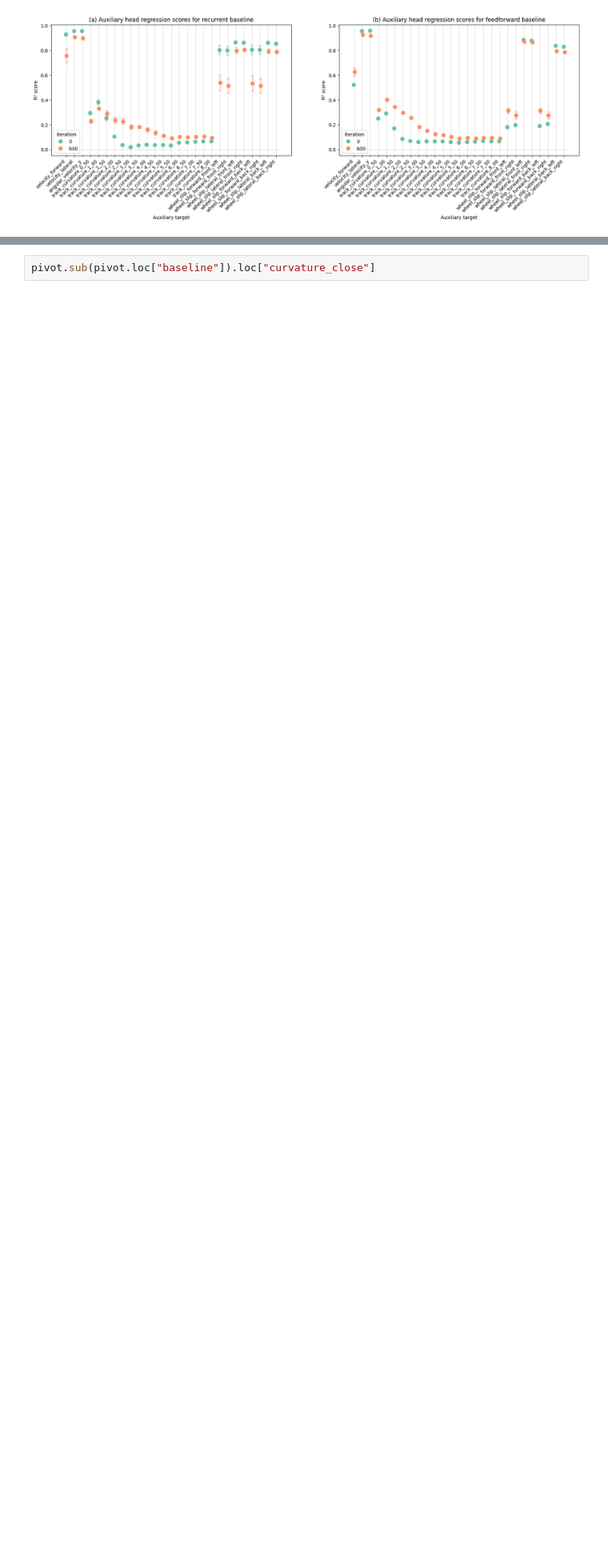
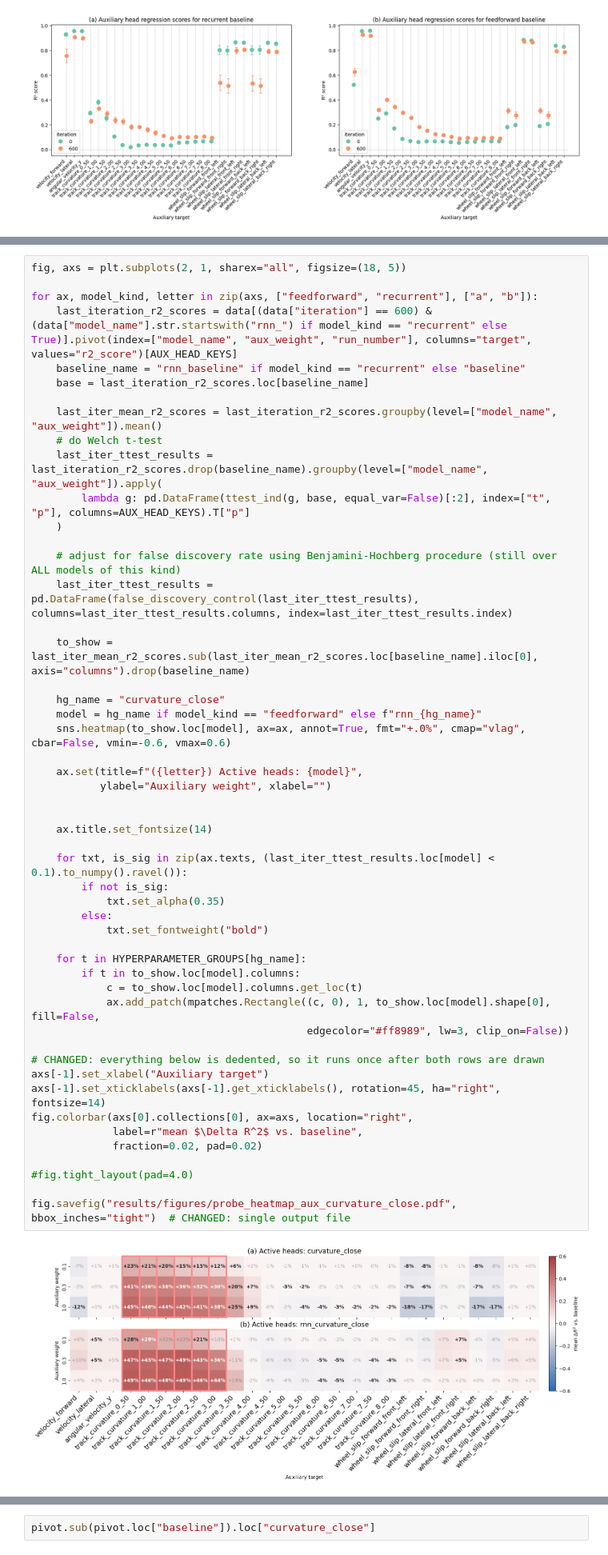
Before and after one commit to jacquesamsel/skripsie, a Jupyter notebook: aux_head_regression_results.ipynb, the cells around one changed output, grey strips where cells are left out. Shown at 80% size. Drawn from its saved outputs; the diff is of its cells as text; blank space fills up the shorter version.

```diff
--- a/aux_head_regression_results.ipynb
+++ b/aux_head_regression_results.ipynb
@@ -136,3 +136,56 @@ for model_kind in ["recurrent", "feedforward"]:
+# %%
+fig, axs = plt.subplots(2, 1, sharex="all", figsize=(18, 5))
+
+for ax, model_kind, letter in zip(axs, ["feedforward", "recurrent"], ["a", "b"]):
+    last_iteration_r2_scores = data[(data["iteration"] == 600) & (data["model_name"].str.startswith("rnn_") if model_kind == "recurrent" else True)].pivot(index=["model_name", "aux_weight", "run_number"], columns="target", values="r2_score")[AUX_HEAD_KEYS]
+    baseline_name = "rnn_baseline" if model_kind == "recurrent" else "baseline"
+    base = last_iteration_r2_scores.loc[baseline_name]
+
+    last_iter_mean_r2_scores = last_iteration_r2_scores.groupby(level=["model_name", "aux_weight"]).mean()
+    # do Welch t-test
+    last_iter_ttest_results = last_iteration_r2_scores.drop(baseline_name).groupby(level=["model_name", "aux_weight"]).apply(
+        lambda g: pd.DataFrame(ttest_ind(g, base, equal_var=False)[:2], index=["t", "p"], columns=AUX_HEAD_KEYS).T["p"]
+    )
+
+    # adjust for false discovery rate using Benjamini-Hochberg procedure (still over ALL models of this kind)
+    last_iter_ttest_results = pd.DataFrame(false_discovery_control(last_iter_ttest_results), columns=last_iter_ttest_results.columns, index=last_iter_ttest_results.index)
+
+    to_show = last_iter_mean_r2_scores.sub(last_iter_mean_r2_scores.loc[baseline_name].iloc[0], axis="columns").drop(baseline_name)
+
+    hg_name = "curvature_close"
+    model = hg_name if model_kind == "feedforward" else f"rnn_{hg_name}"
+    sns.heatmap(to_show.loc[model], ax=ax, annot=True, fmt="+.0%", cmap="vlag", cbar=False, vmin=-0.6, vmax=0.6)
+
+    ax.set(title=f"({letter}) Active heads: {model}",
+           ylabel="Auxiliary weight", xlabel="")
+
+
+    ax.title.set_fontsize(14)
+
+    for txt, is_sig in zip(ax.texts, (last_iter_ttest_results.loc[model] < 0.1).to_numpy().ravel()):
+        if not is_sig:
+            txt.set_alpha(0.35)
+        else:
+            txt.set_fontweight("bold")
+
+    for t in HYPERPARAMETER_GROUPS[hg_name]:
+        if t in to_show.loc[model].columns:
+            c = to_show.loc[model].columns.get_loc(t)
+            ax.add_patch(mpatches.Rectangle((c, 0), 1, to_show.loc[model].shape[0], fill=False,
+                                            edgecolor="#ff8989", lw=3, clip_on=False))
+
+# CHANGED: everything below is dedented, so it runs once after both rows are drawn
+axs[-1].set_xlabel("Auxiliary target")
+axs[-1].set_xticklabels(axs[-1].get_xticklabels(), rotation=45, ha="right", fontsize=14)
+fig.colorbar(axs[0].collections[0], ax=axs, location="right",
+             label=r"mean $\Delta R^2$ vs. baseline",
+             fraction=0.02, pad=0.02)
+
+#fig.tight_layout(pad=4.0)
+
+fig.savefig("results/figures/probe_heatmap_aux_curvature_close.pdf", bbox_inches="tight")  # CHANGED: single output file
+# %% [output]
+[figure, added]
 # %%
 scores = (
     data[data["iteration"] == 600]
```
Also changed, not shown: parts of 1 cell of this notebook, 12 other files.
